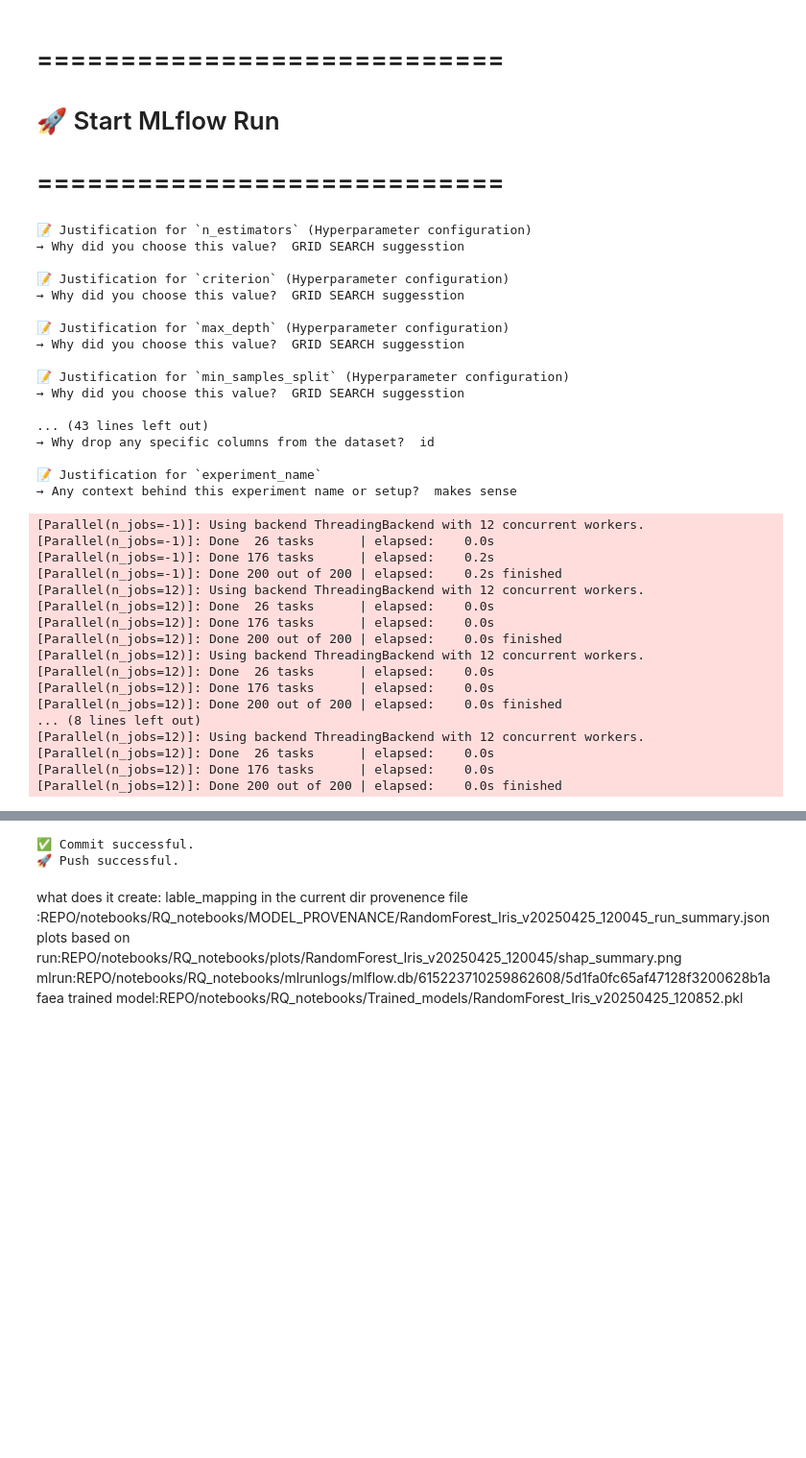
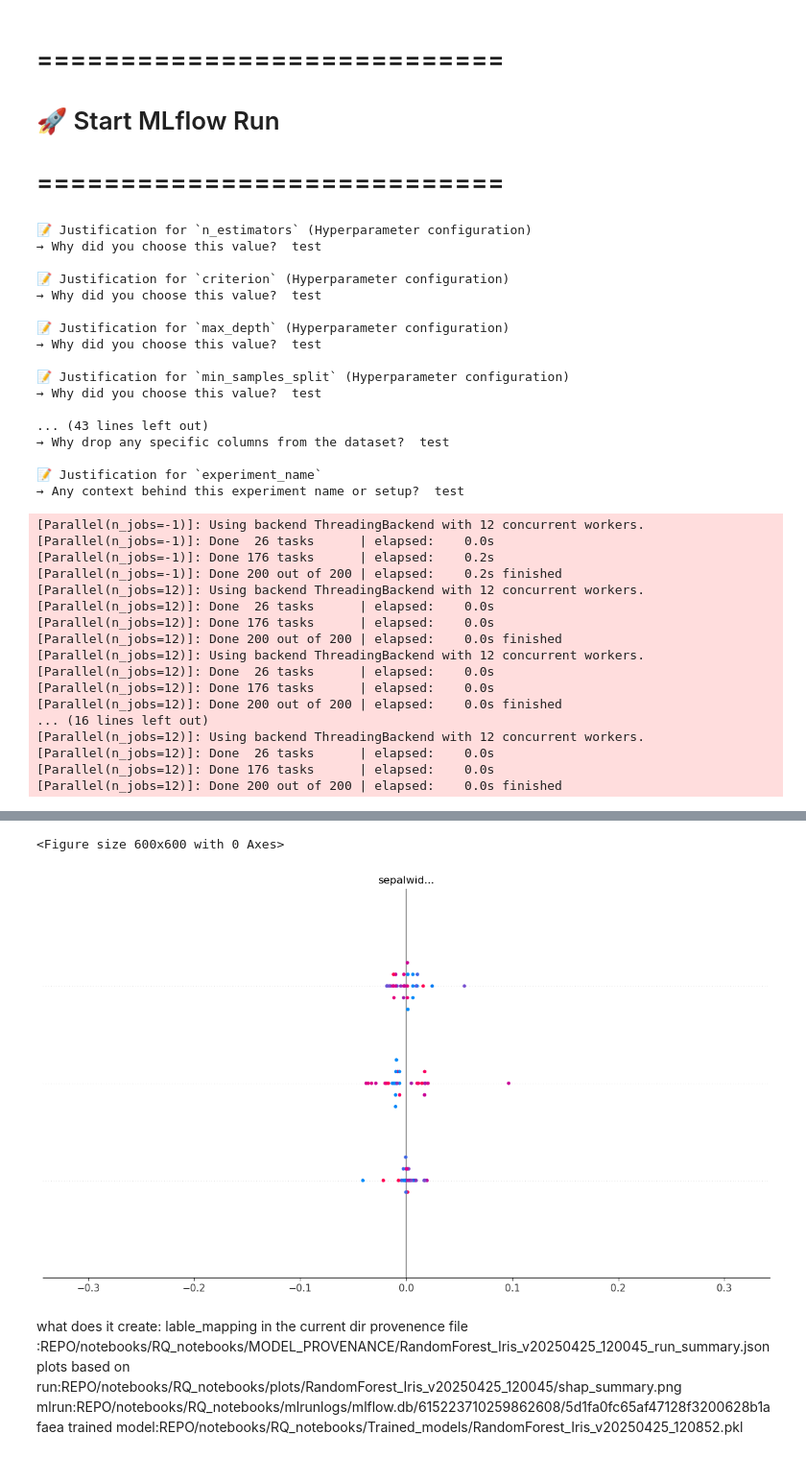
Before and after one commit to reema-dass26/REPO, a Jupyter notebook: notebooks/RQ_notebooks/RQ1_updated_integretingsklearn_autolog.ipynb, the cells around one changed output, grey strips where cells are left out. Shown at 96% size. Drawn from its saved outputs; the diff is of its cells as text; code cells hidden in the pictures; blank space fills up the shorter version.

Commit message:
Auto commit after successful training

```diff
--- a/notebooks/RQ_notebooks/RQ1_updated_integretingsklearn_autolog.ipynb
+++ b/notebooks/RQ_notebooks/RQ1_updated_integretingsklearn_autolog.ipynb
@@ -554,7 +547,7 @@ with mlflow.start_run() as run:
     }
 
     # 2) Log them ALL at once
-    mlflow.log_params(hyperparams)
+    # mlflow.log_params(hyperparams) #TEST
     model = RandomForestClassifier(**hyperparams)
 
     for key, val in hyperparams.items():
@@ -587,23 +580,23 @@ with mlflow.start_run() as run:
     rec  = recall_score(y_test,    y_pred, average="macro")
     f1   = f1_score(y_test,      y_pred, average="macro")
 
-    mlflow.log_metric("precision_macro", prec)
-    mlflow.log_metric("recall_macro",    rec)
-    mlflow.log_metric("f1_macro",        f1)
-    mlflow.log_metric("accuracy", acc)
-    mlflow.log_metric("roc_auc",   auc)
+    # mlflow.log_metric("precision_macro", prec) #TEST
+    # mlflow.log_metric("recall_macro",    rec)#TEST
+    # mlflow.log_metric("f1_macro",        f1)#TEST
+    # mlflow.log_metric("accuracy", acc)#TEST
+    # mlflow.log_metric("roc_auc",   auc)#TEST
 
     # ✅ Log Environment Automatically
-    mlflow.log_params({
-        "python_version": platform.python_version(),
-        "os_platform": f"{platform.system()} {platform.release()}",
-        "sklearn_version": sklearn.__version__,
-        "pandas_version": pd.__version__,
-        "numpy_version": np.__version__,
-        "matplotlib_version": matplotlib.__version__,
-        "seaborn_version": sns.__version__,
-        "shap_version": shap.__version__,
-    })
+    # mlflow.log_params({
+    #     "python_version": platform.python_version(),
+    #     "os_platform": f"{platform.system()} {platform.release()}",
+    #     "sklearn_version": sklearn.__version__,
+    #     "pandas_version": pd.__version__,
+    #     "numpy_version": np.__version__,
+    #     "matplotlib_version": matplotlib.__version__,
+    #     "seaborn_version": sns.__version__,
+    #     "shap_version": shap.__version__,
+    # })#TEST
 
     # ✅ Git and Notebook Metadata
     mlflow.set_tag("notebook_name", "RQ1.ipynb")
@@ -900,22 +893,22 @@ with mlflow.start_run() as run:
     mlflow.end_run()
 # %% [output]
 📝 Justification for `n_estimators` (Hyperparameter configuration)
-→ Why did you choose this value?  GRID SEARCH suggesstion
+→ Why did you choose this value?  test
 
 📝 Justification for `criterion` (Hyperparameter configuration)
-→ Why did you choose this value?  GRID SEARCH suggesstion
+→ Why did you choose this value?  test
 
 📝 Justification for `max_depth` (Hyperparameter configuration)
-→ Why did you choose this value?  GRID SEARCH suggesstion
+→ Why did you choose this value?  test
 
 📝 Justification for `min_samples_split` (Hyperparameter configuration)
-→ Why did you choose this value?  GRID SEARCH suggesstion
+→ Why did you choose this value?  test
 
 ... (43 lines left out)
-→ Why drop any specific columns from the dataset?  id
+→ Why drop any specific columns from the dataset?  test
 
 📝 Justification for `experiment_name`
-→ Any context behind this experiment name or setup?  makes sense
+→ Any context behind this experiment name or setup?  test
 [Parallel(n_jobs=-1)]: Using backend ThreadingBackend with 12 concurrent workers.
 [Parallel(n_jobs=-1)]: Done  26 tasks      | elapsed:    0.0s
 [Parallel(n_jobs=-1)]: Done 176 tasks      | elapsed:    0.2s
@@ -928,7 +921,7 @@ with mlflow.start_run() as run:
 [Parallel(n_jobs=12)]: Done  26 tasks      | elapsed:    0.0s
 [Parallel(n_jobs=12)]: Done 176 tasks      | elapsed:    0.0s
 [Parallel(n_jobs=12)]: Done 200 out of 200 | elapsed:    0.0s finished
-... (8 lines left out)
+... (16 lines left out)
 [Parallel(n_jobs=12)]: Using backend ThreadingBackend with 12 concurrent workers.
 [Parallel(n_jobs=12)]: Done  26 tasks      | elapsed:    0.0s
 [Parallel(n_jobs=12)]: Done 176 tasks      | elapsed:    0.0s
@@ -948,5 +931,5 @@ with mlflow.start_run() as run:
-✅ Commit successful.
-🚀 Push successful.
+<Figure size 600x600 with 0 Axes>
+[figure, added]
 # %% [markdown]
 what does it create:
 lable_mapping in the current dir
```
Also changed, not shown: parts of 12 cells of this notebook, 10 other files.
